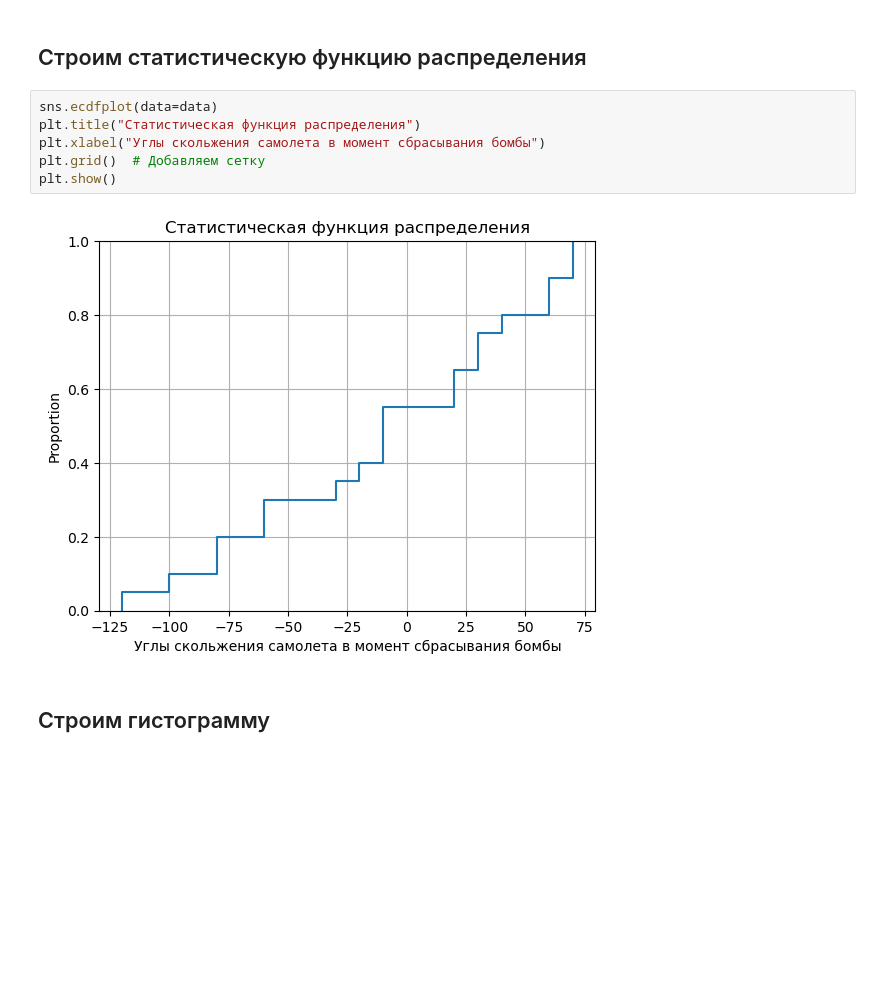
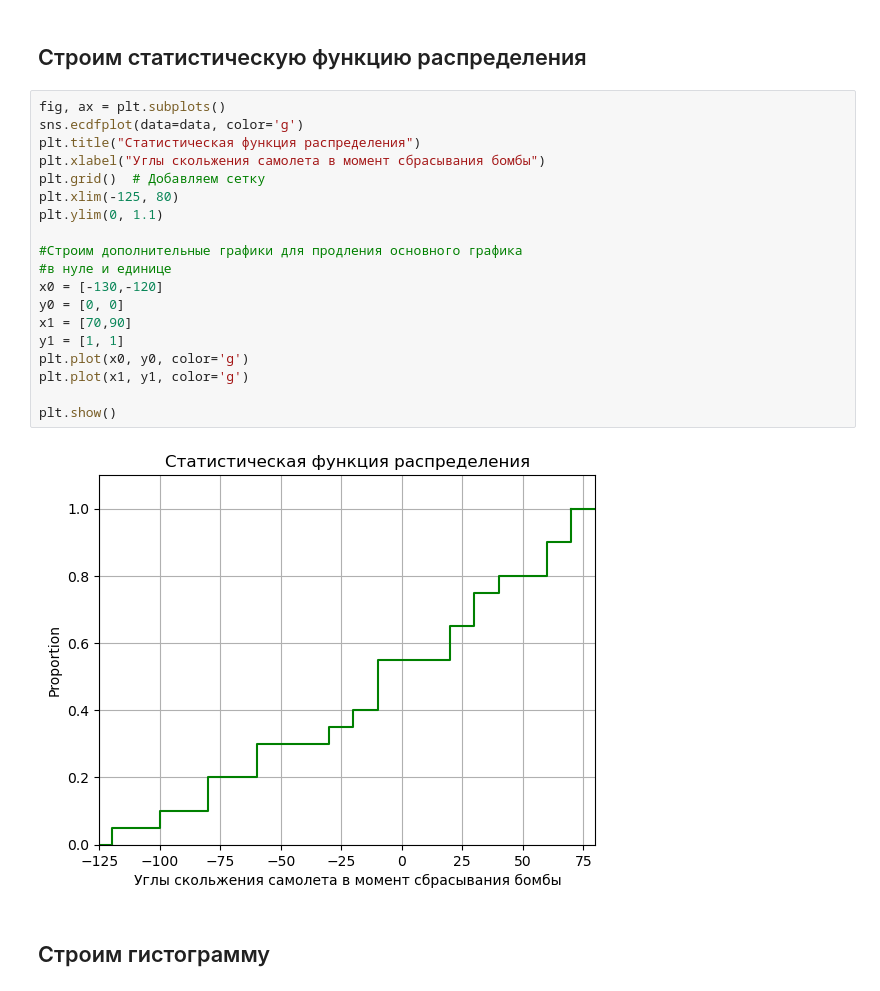
Before and after one commit to ustalyj-putnik/Math4DS, a Jupyter notebook: LR_2/Math4DS_Lk2.ipynb, the cells around one changed output. Cells and saved outputs as stored; diff of their text form; blank space fills up the shorter version.

```diff
--- a/LR_2/Math4DS_Lk2.ipynb
+++ b/LR_2/Math4DS_Lk2.ipynb
@@ -10,13 +10,26 @@ data = np.array([-20, -60, -10, 30, 60, 70, -10, -30, -120, -100,
 # %% [markdown]
 ## Строим статистическую функцию распределения
 # %%
-sns.ecdfplot(data=data)
+fig, ax = plt.subplots()
+sns.ecdfplot(data=data, color='g')
 plt.title("Статистическая функция распределения")
 plt.xlabel("Углы скольжения самолета в момент сбрасывания бомбы")
 plt.grid()  # Добавляем сетку
+plt.xlim(-125, 80)
+plt.ylim(0, 1.1)
+
+#Строим дополнительные графики для продления основного графика
+#в нуле и единице
+x0 = [-130,-120]
+y0 = [0, 0]
+x1 = [70,90]
+y1 = [1, 1]
+plt.plot(x0, y0, color='g')
+plt.plot(x1, y1, color='g')
+
 plt.show()
 # %% [output]
-[figure, old version]
+[figure, new version]
 # %% [markdown]
 ## Строим гистограмму
 # %%
```
Also changed, not shown: parts of 2 cells of this notebook.
